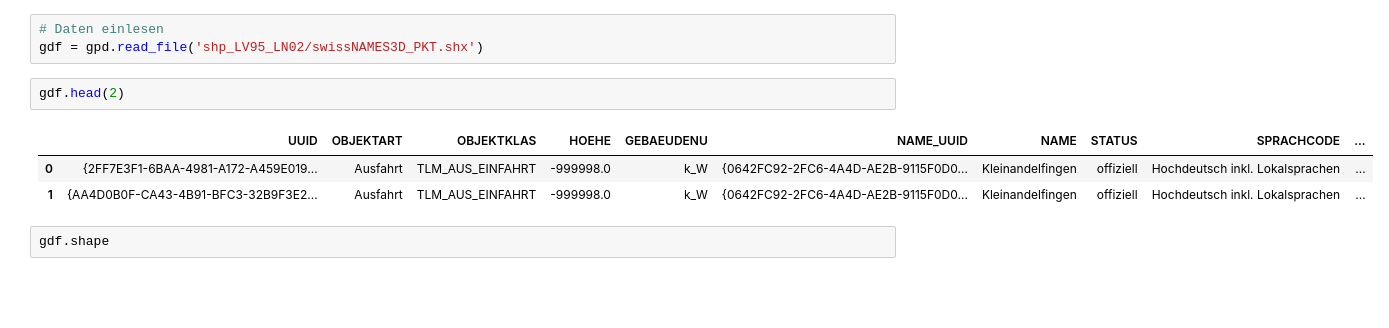
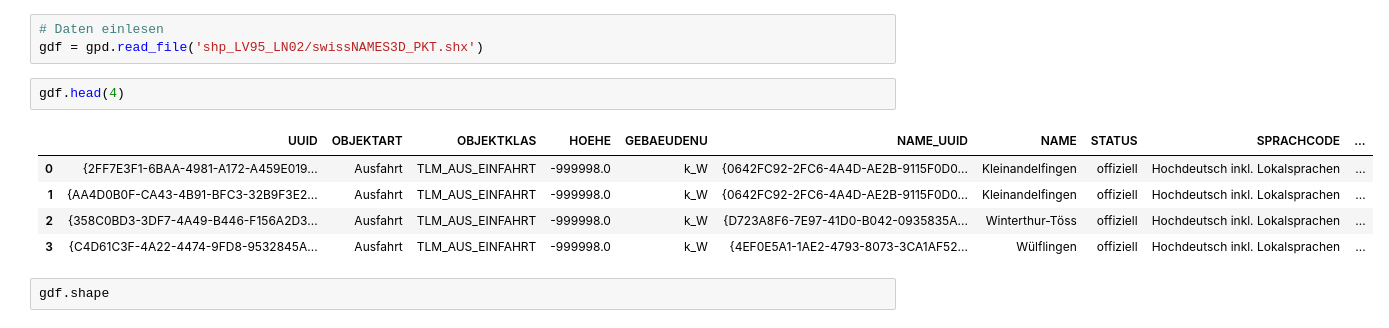
Before and after one commit to katrinnidzwetzki/cas-ddj-abschlussarbeit, a Jupyter notebook: 04_ortsnamen_heiligennamen.ipynb, the cells around one changed output. Cells and saved outputs as stored; diff of their text form; blank space fills up the shorter version.

```diff
--- a/04_ortsnamen_heiligennamen.ipynb
+++ b/04_ortsnamen_heiligennamen.ipynb
@@ -28,11 +28,13 @@ import re
 # Daten einlesen
 gdf = gpd.read_file('shp_LV95_LN02/swissNAMES3D_PKT.shx')
 # %%
-gdf.head(2)
+gdf.head(4)
 # %% [output]
 |  | UUID | OBJEKTART | OBJEKTKLAS | HOEHE | GEBAEUDENU | NAME_UUID | NAME | STATUS | SPRACHCODE | ... |
 | 0 | {2FF7E3F1-6BAA-4981-A172-A459E019... | Ausfahrt | TLM_AUS_EINFAHRT | -999998.0 | k_W | {0642FC92-2FC6-4A4D-AE2B-9115F0D0... | Kleinandelfingen | offiziell | Hochdeutsch inkl. Lokalsprachen | ... |
 | 1 | {AA4D0B0F-CA43-4B91-BFC3-32B9F3E2... | Ausfahrt | TLM_AUS_EINFAHRT | -999998.0 | k_W | {0642FC92-2FC6-4A4D-AE2B-9115F0D0... | Kleinandelfingen | offiziell | Hochdeutsch inkl. Lokalsprachen | ... |
+| 2 | {358C0BD3-3DF7-4A49-B446-F156A2D3... | Ausfahrt | TLM_AUS_EINFAHRT | -999998.0 | k_W | {D723A8F6-7E97-41D0-B042-0935835A... | Winterthur-Töss | offiziell | Hochdeutsch inkl. Lokalsprachen | ... |
+| 3 | {C4D61C3F-4A22-4474-9FD8-9532845A... | Ausfahrt | TLM_AUS_EINFAHRT | -999998.0 | k_W | {4EF0E5A1-1AE2-4793-8073-3CA1AF52... | Wülflingen | offiziell | Hochdeutsch inkl. Lokalsprachen | ... |
 # %%
 gdf.shape
 # %% [output]
```
Also changed, not shown: parts of 9 cells of this notebook.
